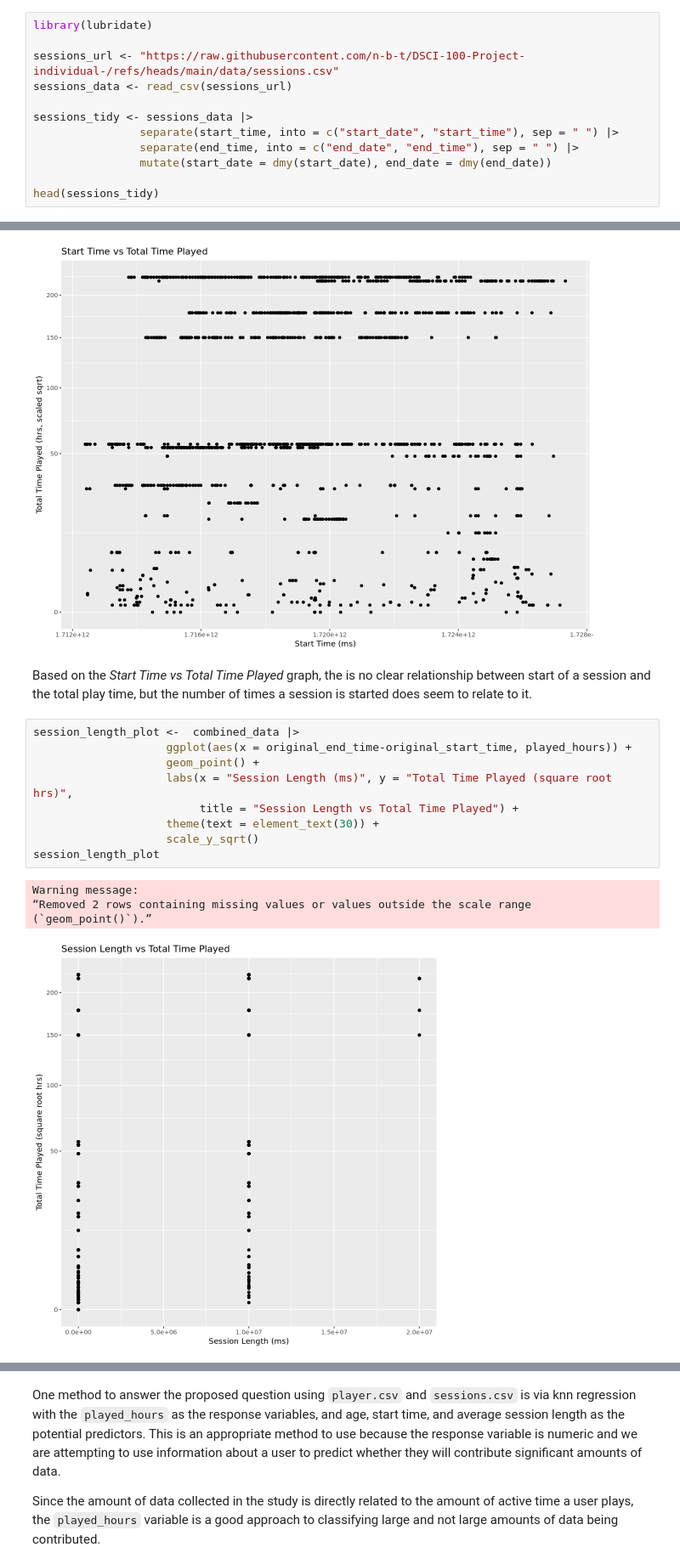
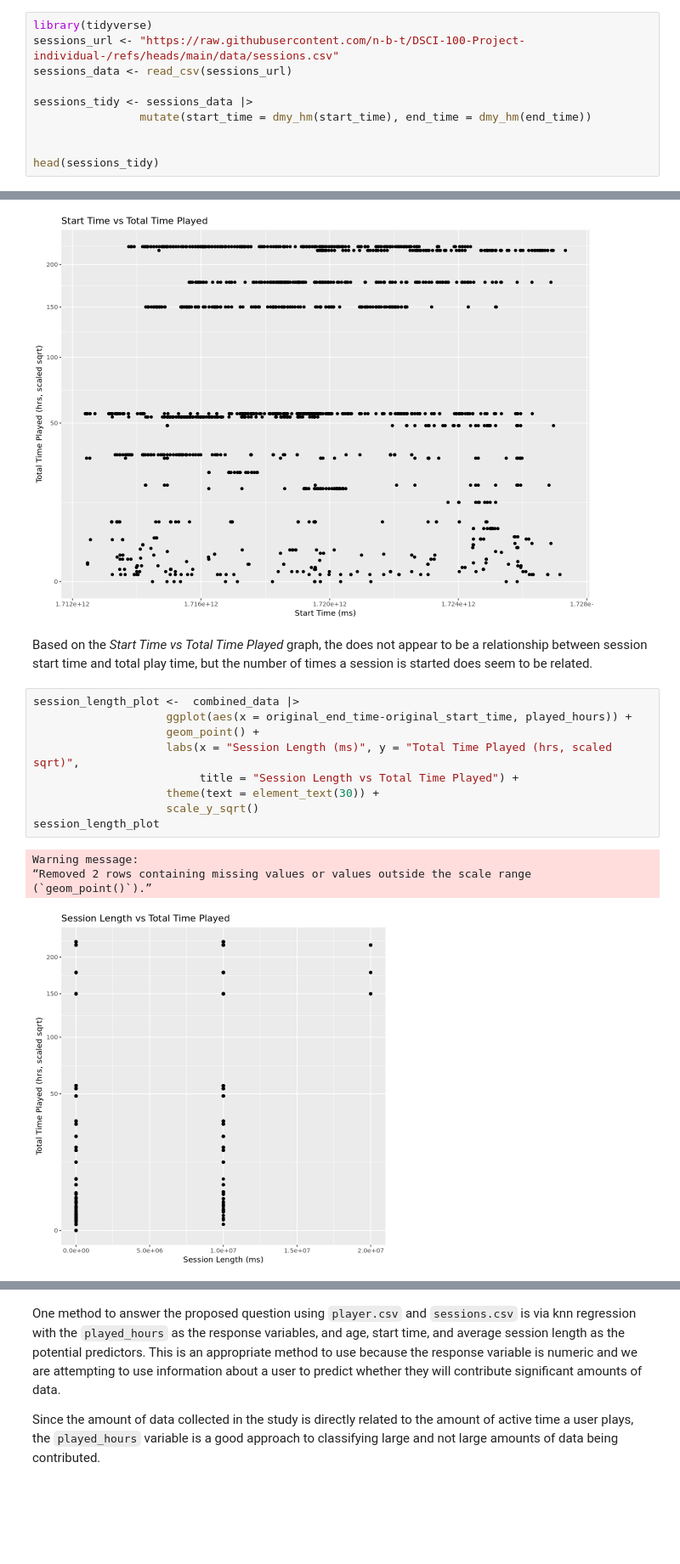
Before and after one commit to n-b-t/DSCI-100-Project-individual-, a Jupyter notebook: Planning_Report.ipynb, the cells around one changed output, grey strips where cells are left out. Shown at 85% size. Cells and saved outputs as stored; diff of their text form; blank space fills up the shorter version.

```diff
--- a/Planning_Report.ipynb
+++ b/Planning_Report.ipynb
@@ -50,15 +50,13 @@ A tibble: 6 × 7
 | Regular | TRUE | 7dc01f10bf20671ecfccdac23812b1b41... | 0.1 | Kylie | Male | 21 |
 | Amateur | TRUE | f58aad5996a435f16b0284a3b267f973f... | 0.0 | Adrian | Female | 17 |
 # %%
-library(lubridate)
-
+library(tidyverse)
 sessions_url <- "https://raw.githubusercontent.com/n-b-t/DSCI-100-Project-individual-/refs/heads/main/data/sessions.csv"
 sessions_data <- read_csv(sessions_url)
 
 sessions_tidy <- sessions_data |>
-                separate(start_time, into = c("start_date", "start_time"), sep = " ") |>
-                separate(end_time, into = c("end_date", "end_time"), sep = " ") |>
-                mutate(start_date = dmy(start_date), end_date = dmy(end_date))
+                mutate(start_time = dmy_hm(start_time), end_time = dmy_hm(end_time))
+
 
 head(sessions_tidy)
 # %% [output]
@@ -140,19 +157,19 @@ start_time_plot
 # %% [output]
 [figure]
 # %% [markdown]
-Based on the *Start Time vs Total Time Played* graph, the is no clear relationship between start of a session and the total play time, but the number of times a session is started does seem to relate to it.
+Based on the *Start Time vs Total Time Played* graph, the does not appear to be a relationship between session start time and total play time, but the number of times a session is started does seem to be related.
 # %%
 session_length_plot <-  combined_data |>
                     ggplot(aes(x = original_end_time-original_start_time, played_hours)) +
                     geom_point() +
-                    labs(x = "Session Length (ms)", y = "Total Time Played (square root hrs)",
+                    labs(x = "Session Length (ms)", y = "Total Time Played (hrs, scaled sqrt)",
                          title = "Session Length vs Total Time Played") +
                     theme(text = element_text(30)) +
                     scale_y_sqrt()
 session_length_plot
 # %% [output]
 Warning message:
 “Removed 2 rows containing missing values or values outside the scale range
 (`geom_point()`).”
-[figure, old version]
+[figure, new version]
 # %% [markdown]
```
Also changed, not shown: parts of 4 cells of this notebook.
